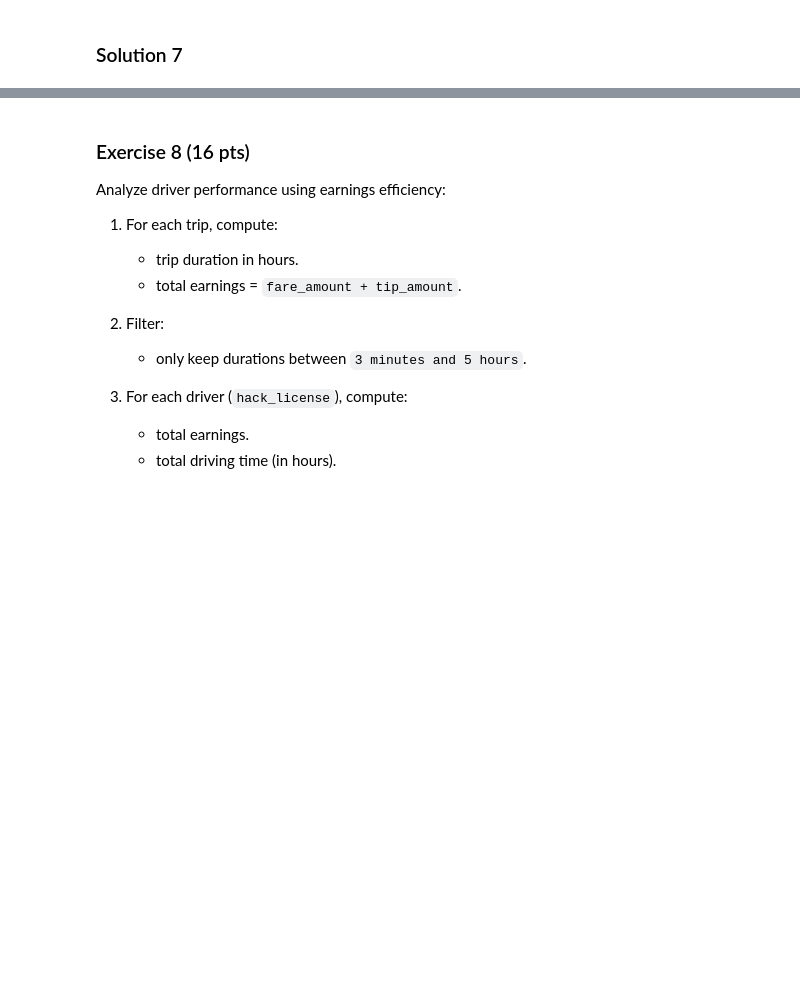
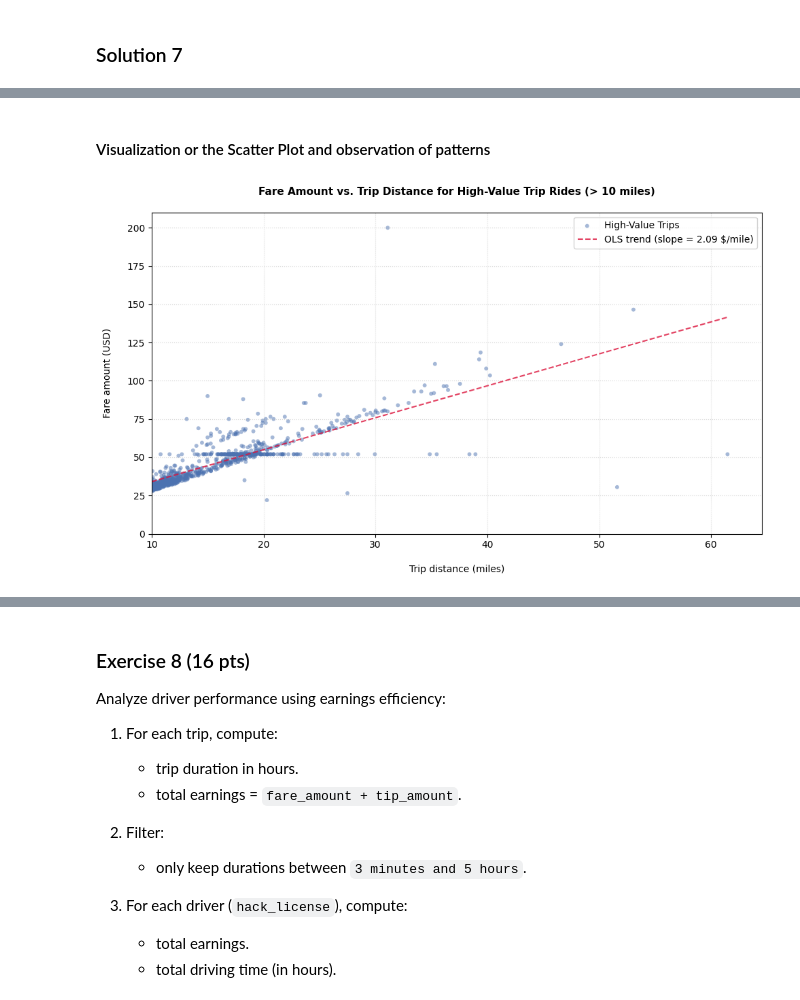
Before and after one commit to alegue4/VisualAnalytics_Assignment3, a Jupyter notebook: GuerrisiAlessandro_Assignment3.ipynb, the cells around one changed output, grey strips where cells are left out. Drawn from its saved outputs; the diff is of its cells as text; code cells hidden in the pictures; blank space fills up the shorter version.

```diff
--- a/GuerrisiAlessandro_Assignment3.ipynb
+++ b/GuerrisiAlessandro_Assignment3.ipynb
@@ -1154,0 +1176,14 @@ Tasks:
+# %%
+# Dataframe with the trips that satisfy at least 2 of the 3 conditions, which are considered high-value trips.
+df_high_value = (
+    df
+    .with_columns([
+        cond1.cast(pl.Int8).alias("c1"),
+        cond2.cast(pl.Int8).alias("c2"),
+        cond3.cast(pl.Int8).alias("c3"),
+    ])
+    .filter((pl.col("c1") + pl.col("c2") + pl.col("c3")) >= 2)
+    .drop(["c1", "c2", "c3"])
+)
+
+print(f"Total number of high-value trips: {len(df_high_value):,}")
@@ -1154,0 +1194,4 @@ Tasks:
+# %%
+# Filters the high-value trips to keep only those with trip_distance > 10 miles
+df_high_value_10 = df_high_value.filter(pl.col("trip_distance") > 10)
+print(f"Total number of high-value trips longer than 10 miles: {len(df_high_value_10):,}")
@@ -1154,0 +1200,61 @@ Tasks:
+# %% [markdown]
+#### Visualization or the Scatter Plot and observation of patterns
+# %%
+# Computes the minimum, maximum, and average trip distance and fare amount for the high-value
+# trips longer than 10 miles.
+high_value_stats = df_high_value_10.select([
+    pl.col("trip_distance").min().alias("dist_min"),
+    pl.col("trip_distance").max().alias("dist_max"),
+    pl.col("trip_distance").mean().alias("dist_mean"),
+    pl.col("fare_amount").min().alias("fare_min"),
+    pl.col("fare_amount").max().alias("fare_max"),
+    pl.col("fare_amount").mean().alias("fare_mean"),
+])
+
+# Extract values dynamically into variables
+dist_min, dist_max, dist_mean, fare_min, fare_max, fare_mean = high_value_stats.row(0)
+
+# Extract numpy arrays for plotting
+x = df_high_value_10["trip_distance"].to_numpy()
+y = df_high_value_10["fare_amount"].to_numpy()
+
+# Create the scatter plot chart with Matplotlib
+fig, ax = plt.subplots(figsize=(10, 6))
+ax.scatter(
+    x, y,
+    c="#4C72B0", alpha=0.5, s=18,
+    label="High-Value Trips",
+    edgecolors="none",
+)
+
+# Ordinary Least Squares (OLS) trend line
+coeffs = np.polyfit(x, y, 1)
+x_line = np.linspace(dist_min, dist_max, 300)
+y_line = np.polyval(coeffs, x_line)
+
+ax.plot(
+    x_line, y_line,
+    color="crimson", linewidth=1.5, linestyle="--", alpha=0.8,
+    label=f"OLS trend (slope = {coeffs[0]:.2f} $/mile)",
+)
+
+# Setting limits slightly above the actual maximums found in high_value_stats
+xlim_max = dist_max * 1.05  # Adds a 5% buffer to the max distance
+ylim_max = fare_max * 1.05  # Adds a 5% buffer to the max fare
+ax.set_xlim(10, xlim_max)
+ax.set_ylim(0,  ylim_max)
+
+# Setting labels, title, legend, and grid for better readability
+ax.set_xlabel("\nTrip distance (miles)", fontsize=10)
+ax.set_ylabel("Fare amount (USD)\n",     fontsize=10)
+ax.set_title(
+    "Fare Amount vs. Trip Distance for High-Value Trip Rides (> 10 miles)\n",
+    fontsize=11, fontweight="bold",
+)
+ax.legend(fontsize=10, framealpha=0.85)
+ax.grid(True, linestyle=":", alpha=0.5)
+
+plt.tight_layout()
+plt.show()
+# %% [output]
+[figure, added]
```
Also changed, not shown: parts of 8 cells of this notebook.
